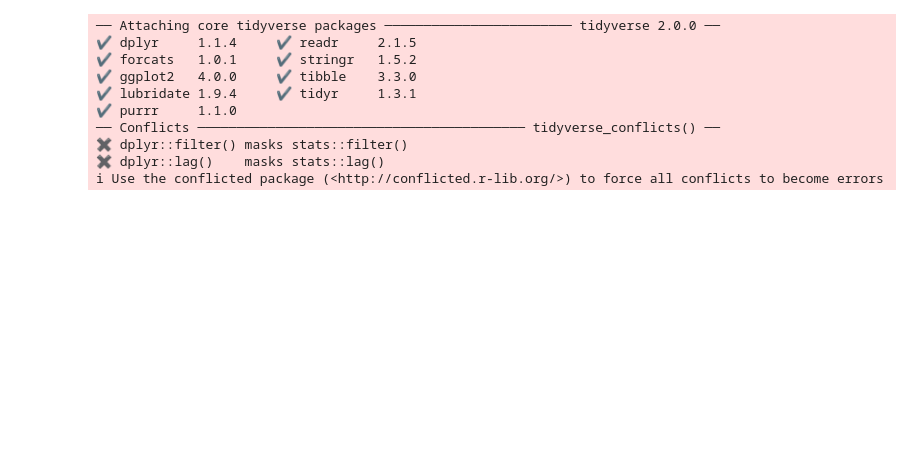
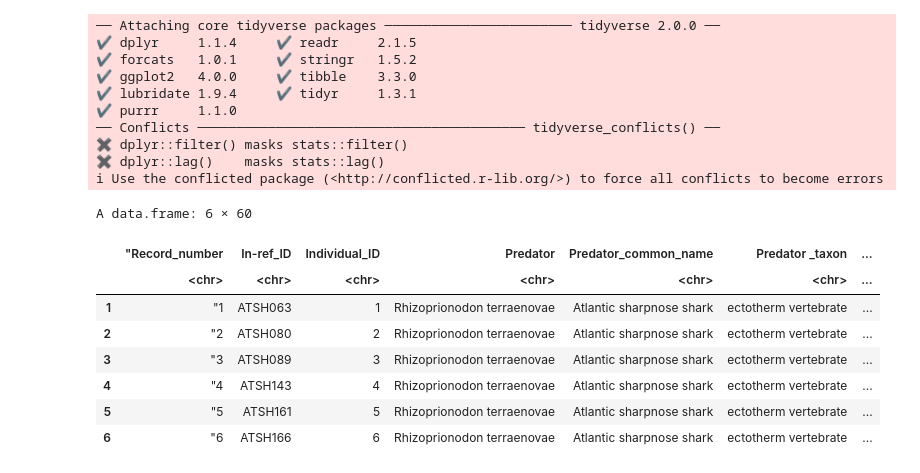
Before and after one commit to zfourati/Predator-and-prey-body-sizes-in-marine-food-webs, a Jupyter notebook: script.ipynb, the cells around one changed output. Drawn from its saved outputs; the diff is of its cells as text; code cells hidden in the pictures; blank space fills up the shorter version.

```diff
--- a/script.ipynb
+++ b/script.ipynb
@@ -13,0 +21,12 @@ library(tidyverse)
+# %%
+head(data)
+# %% [output]
+A data.frame: 6 × 60
+|  | "Record_number | In-ref_ID | Individual_ID | Predator | Predator_common_name | Predator _taxon | ... |
+|  | <chr> | <chr> | <chr> | <chr> | <chr> | <chr> | ... |
+| 1 | "1 | ATSH063 | 1 | Rhizoprionodon terraenovae | Atlantic sharpnose shark | ectotherm vertebrate | ... |
+| 2 | "2 | ATSH080 | 2 | Rhizoprionodon terraenovae | Atlantic sharpnose shark | ectotherm vertebrate | ... |
+| 3 | "3 | ATSH089 | 3 | Rhizoprionodon terraenovae | Atlantic sharpnose shark | ectotherm vertebrate | ... |
+| 4 | "4 | ATSH143 | 4 | Rhizoprionodon terraenovae | Atlantic sharpnose shark | ectotherm vertebrate | ... |
+| 5 | "5 | ATSH161 | 5 | Rhizoprionodon terraenovae | Atlantic sharpnose shark | ectotherm vertebrate | ... |
+| 6 | "6 | ATSH166 | 6 | Rhizoprionodon terraenovae | Atlantic sharpnose shark | ectotherm vertebrate | ... |
```
Also changed, not shown: parts of 8 cells of this notebook.
